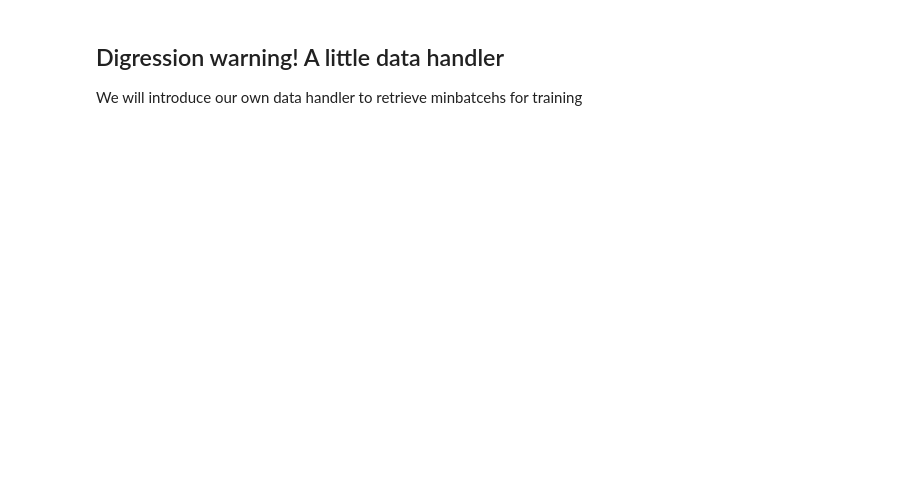
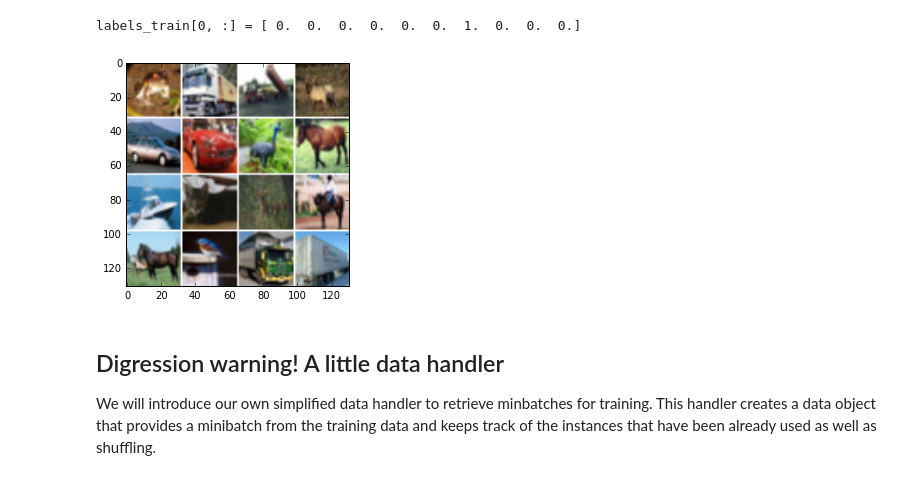
Before and after one commit to luisitobarcito/dlcourse_module1, a Jupyter notebook: convnets_part2.ipynb, the cells around one changed output. Cells and saved outputs as stored; diff of their text form; code cells hidden in the pictures; blank space fills up the shorter version.

```diff
--- a/convnets_part2.ipynb
+++ b/convnets_part2.ipynb
@@ -72,6 +86,13 @@ data_train, labels_train, data_test, labels_test, data_mean = read_cifar("../dat
+# %%
+tiled_train_data = tilePatches(np.transpose(data_train[:16, ::] , [1, 2, 3, 0]), ncol=4)
+plt.imshow(tiled_train_data/255)
+print("labels_train[0, :] =",labels_train[0,:])
+# %% [output]
+labels_train[0, :] = [ 0.  0.  0.  0.  0.  0.  1.  0.  0.  0.]
+[figure, added]
 # %% [markdown]
 ## Digression warning! A little data handler
-We will introduce our own data handler to retrieve minbatcehs for training
+We will introduce our own simplified data handler to retrieve minbatches for training. This handler creates a data object that provides a minibatch from the training data and keeps track of the instances that have been already used as well as shuffling.
 # %%
 class Data(object):
     """
```
Also changed, not shown: parts of 30 cells of this notebook, 1 other file.
